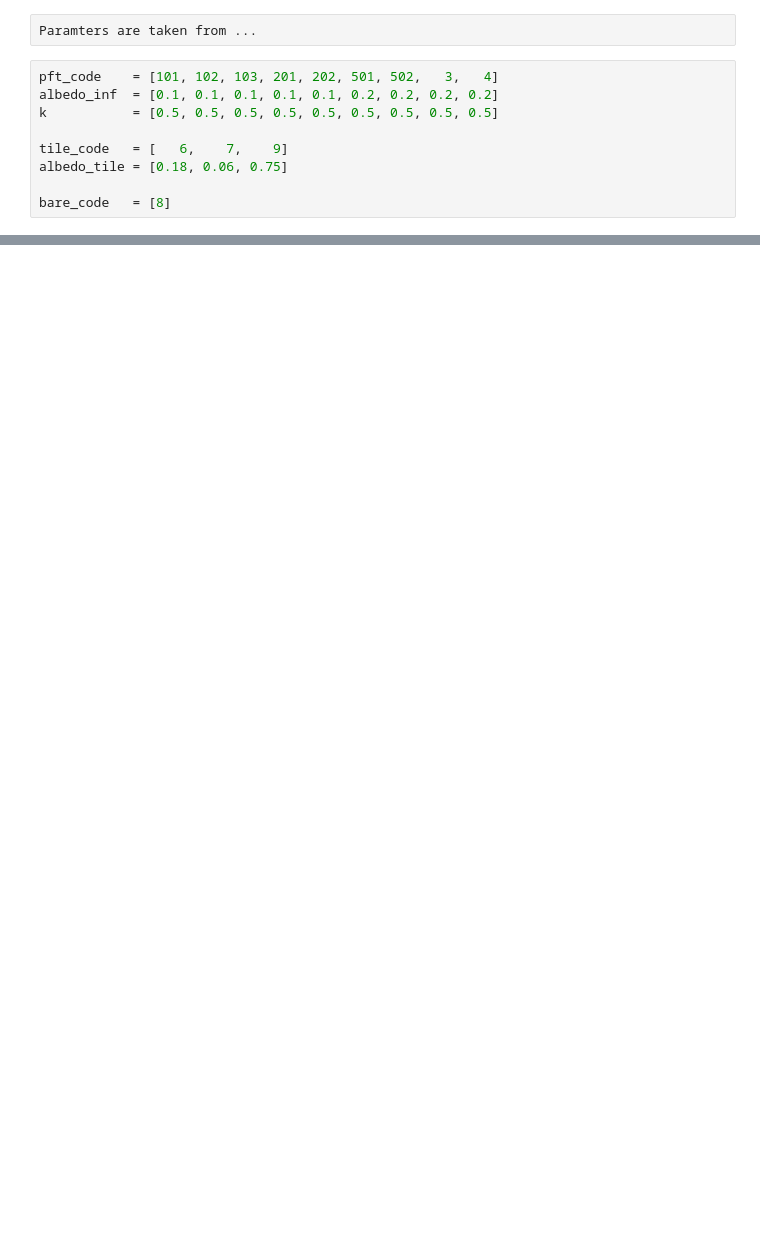
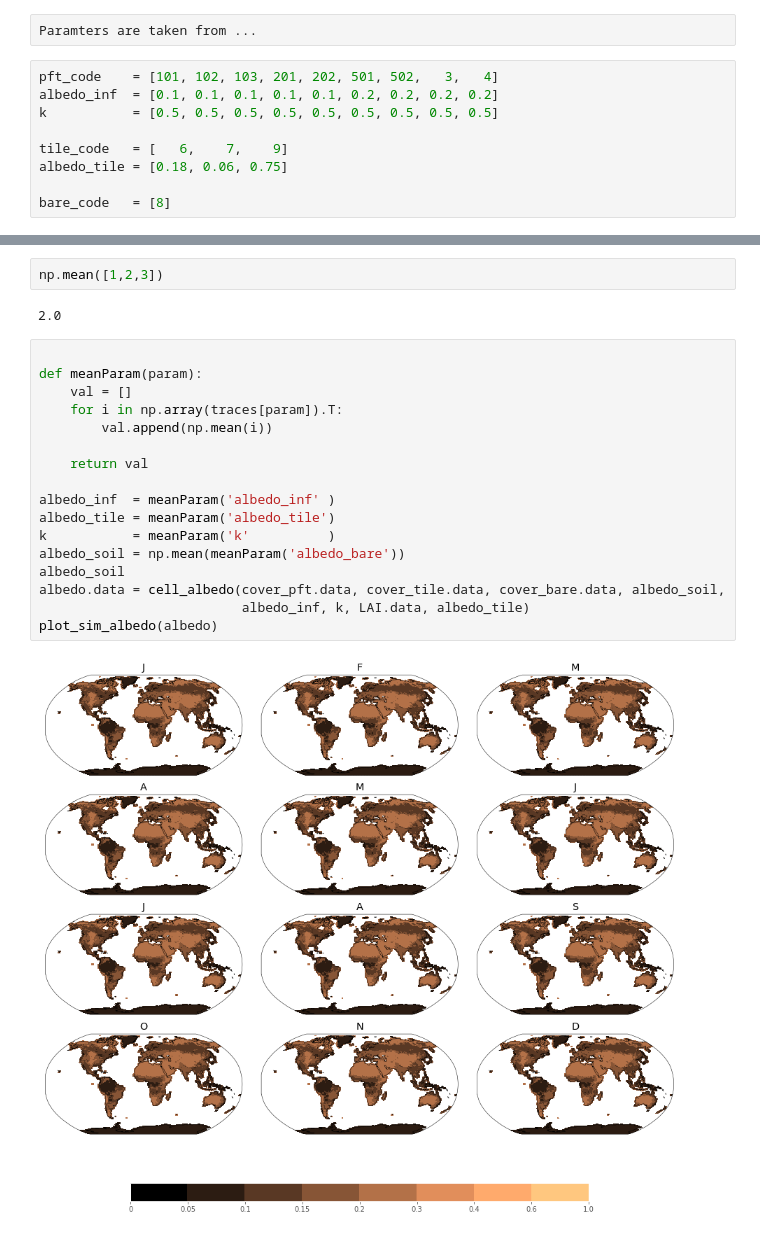
Before and after one commit to douglask3/UKESM_albedo_tile_optimization, a Jupyter notebook: notebooks/bayesian_inference.ipynb, the cells around one changed output, grey strips where cells are left out. Cells and saved outputs as stored; diff of their text form; blank space fills up the shorter version.

```diff
--- a/notebooks/bayesian_inference.ipynb
+++ b/notebooks/bayesian_inference.ipynb
@@ -355,0 +408,23 @@ pymc3.backends.base.MultiTrace
+# %%
+np.mean([1,2,3])
+# %% [output]
+2.0
+# %%
+
+def meanParam(param):
+    val = []
+    for i in np.array(traces[param]).T:
+        val.append(np.mean(i))
+
+    return val
+
+albedo_inf  = meanParam('albedo_inf' )
+albedo_tile = meanParam('albedo_tile')
+k           = meanParam('k'          )
+albedo_soil = np.mean(meanParam('albedo_bare'))
+albedo_soil
+albedo.data = cell_albedo(cover_pft.data, cover_tile.data, cover_bare.data, albedo_soil,
+                          albedo_inf, k, LAI.data, albedo_tile)
+plot_sim_albedo(albedo)
+# %% [output]
+[figure, added]
```
Also changed, not shown: parts of 28 cells of this notebook.
